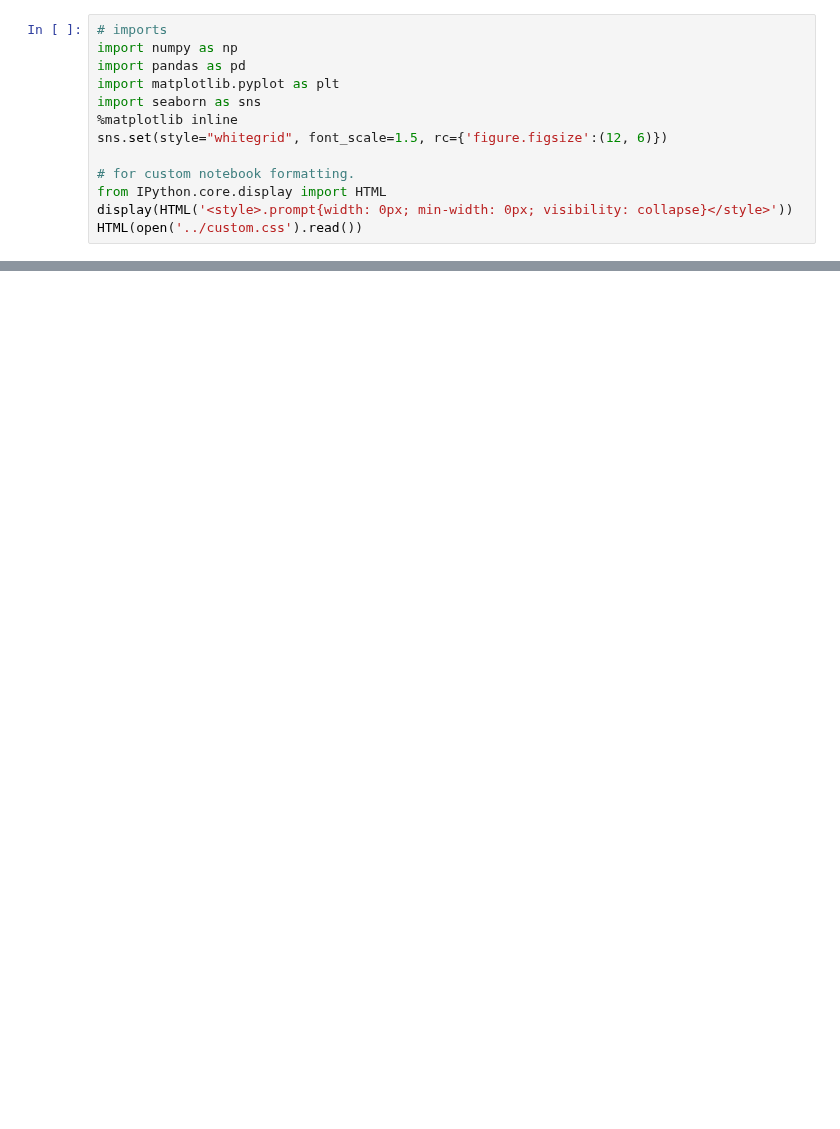
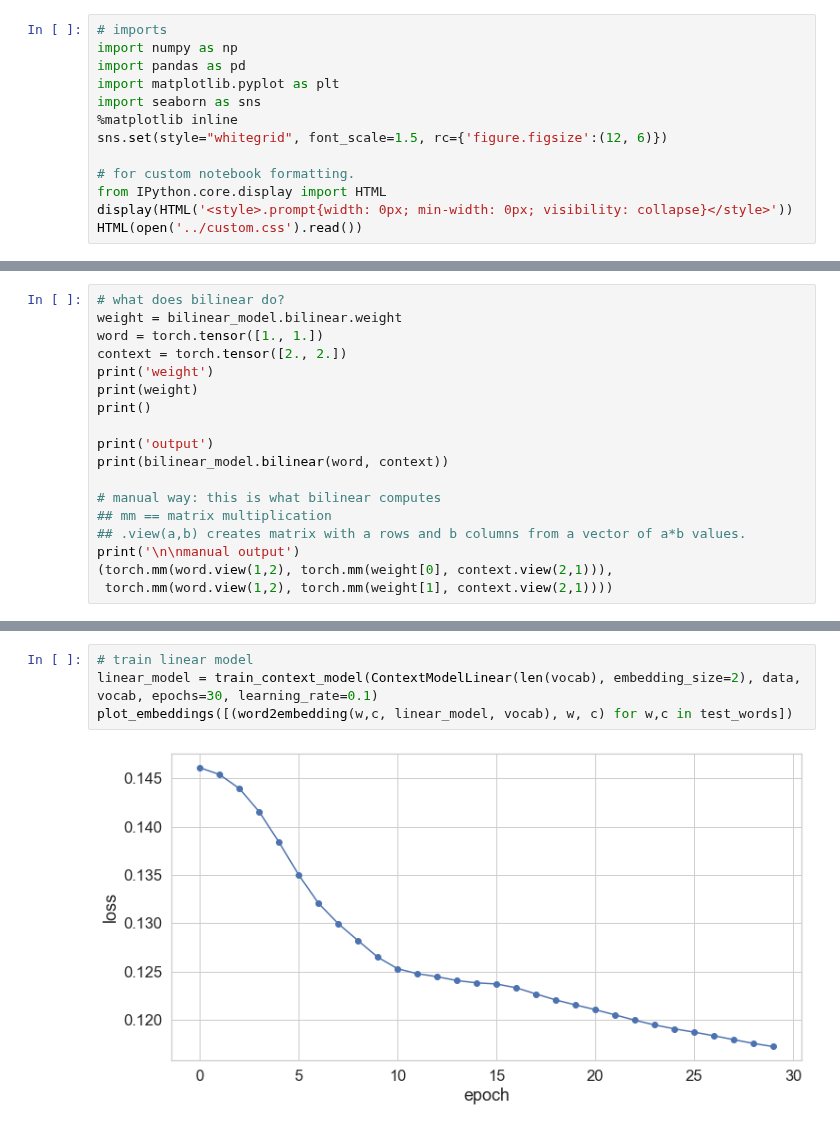
Before and after one commit to tulane-cmps6730/main, a Jupyter notebook: lec/language_models/elmo.ipynb, the cells around one changed output, grey strips where cells are left out. Cells and saved outputs as stored; diff of their text form; blank space fills up the shorter version.

```diff
--- a/lec/language_models/elmo.ipynb
+++ b/lec/language_models/elmo.ipynb
@@ -25,0 +275,18 @@ HTML(open('../custom.css').read())
+# %%
+# what does bilinear do?
+weight = bilinear_model.bilinear.weight
+word = torch.tensor([1., 1.])
+context = torch.tensor([2., 2.])
+print('weight')
+print(weight)
+print()
+
+print('output')
+print(bilinear_model.bilinear(word, context))
+
+# manual way: this is what bilinear computes
+## mm == matrix multiplication
+## .view(a,b) creates matrix with a rows and b columns from a vector of a*b values.
+print('\n\nmanual output')
+(torch.mm(word.view(1,2), torch.mm(weight[0], context.view(2,1))),
+ torch.mm(word.view(1,2), torch.mm(weight[1], context.view(2,1))))
@@ -25,0 +360,6 @@ HTML(open('../custom.css').read())
+# %%
+# train linear model
+linear_model = train_context_model(ContextModelLinear(len(vocab), embedding_size=2), data, vocab, epochs=30, learning_rate=0.1)
+plot_embeddings([(word2embedding(w,c, linear_model, vocab), w, c) for w,c in test_words])
+# %% [output]
+[figure, added]
```
Also changed, not shown: parts of 34 cells of this notebook, 8 other files.
